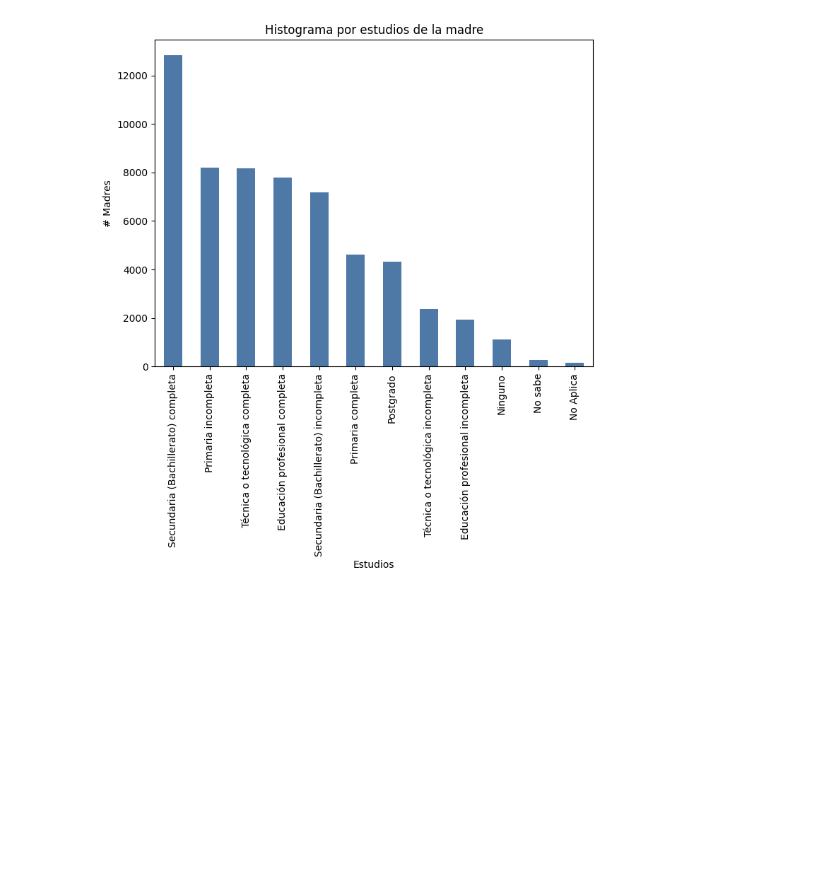
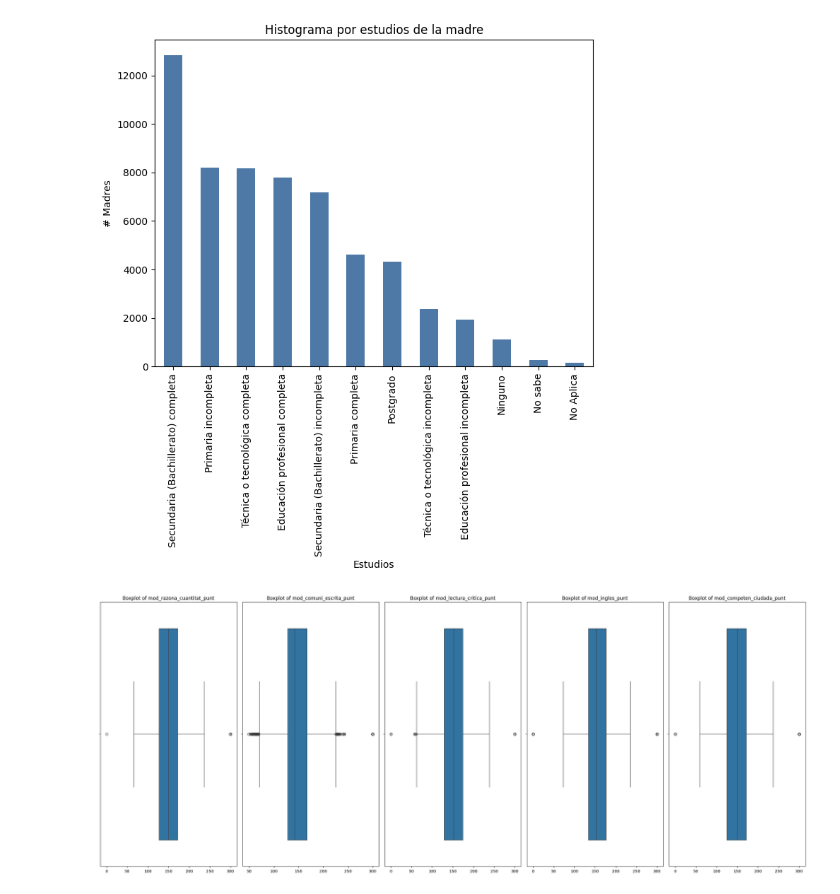
Before and after one commit to millerbarahona/Analisis-de-Datos, a Jupyter notebook: FinalProject/SaberProExamScoreEDA.ipynb, the cells around one changed output. Cells and saved outputs as stored; diff of their text form; code cells hidden in the pictures; blank space fills up the shorter version.

Commit message:
Agrega boxplot y distribuicion de cada puntaje

```diff
--- a/FinalProject/SaberProExamScoreEDA.ipynb
+++ b/FinalProject/SaberProExamScoreEDA.ipynb
@@ -167,3 +167,20 @@ plt.xticks(rotation=90)
 plt.show()
 # %% [output]
 [figure]
+# %%
+columnsScore= ['mod_razona_cuantitat_punt', 'mod_comuni_escrita_punt', 'mod_lectura_critica_punt', 'mod_ingles_punt', 'mod_competen_ciudada_punt']
+# %%
+import matplotlib.pyplot as plt
+import seaborn as sns
+
+fig, axs = plt.subplots(1, 5, figsize=(25, 10))
+for i, col in enumerate(columnsScore):
+    ax = axs[i]
+    sns.boxplot(x=cleanDf[col], ax=ax)
+    ax.set_title(f"Boxplot of {col}")
+    ax.set_xlabel('')
+
+plt.tight_layout()
+plt.show()
+# %% [output]
+[figure, added]
```
Also changed, not shown: parts of 2 cells of this notebook.
